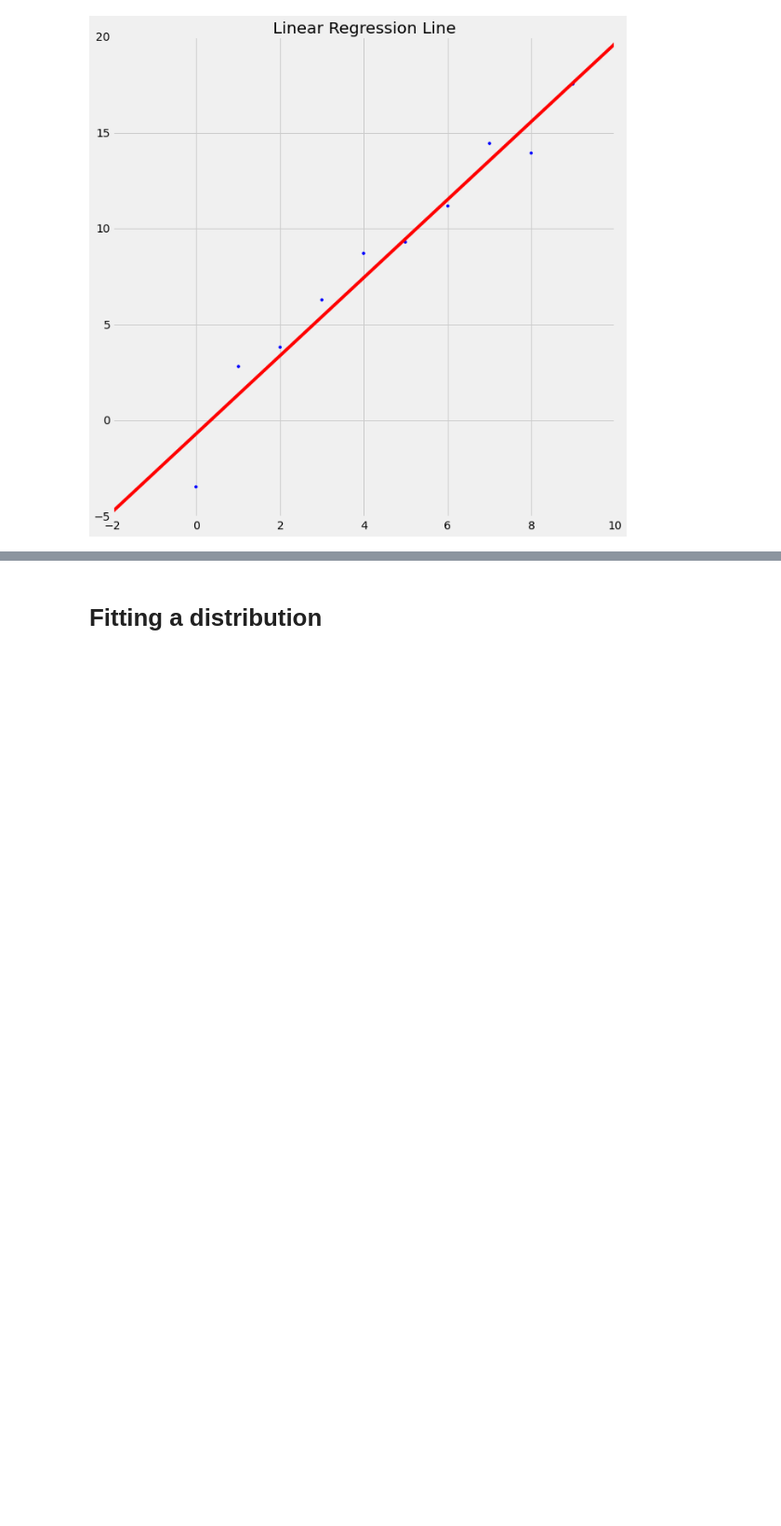
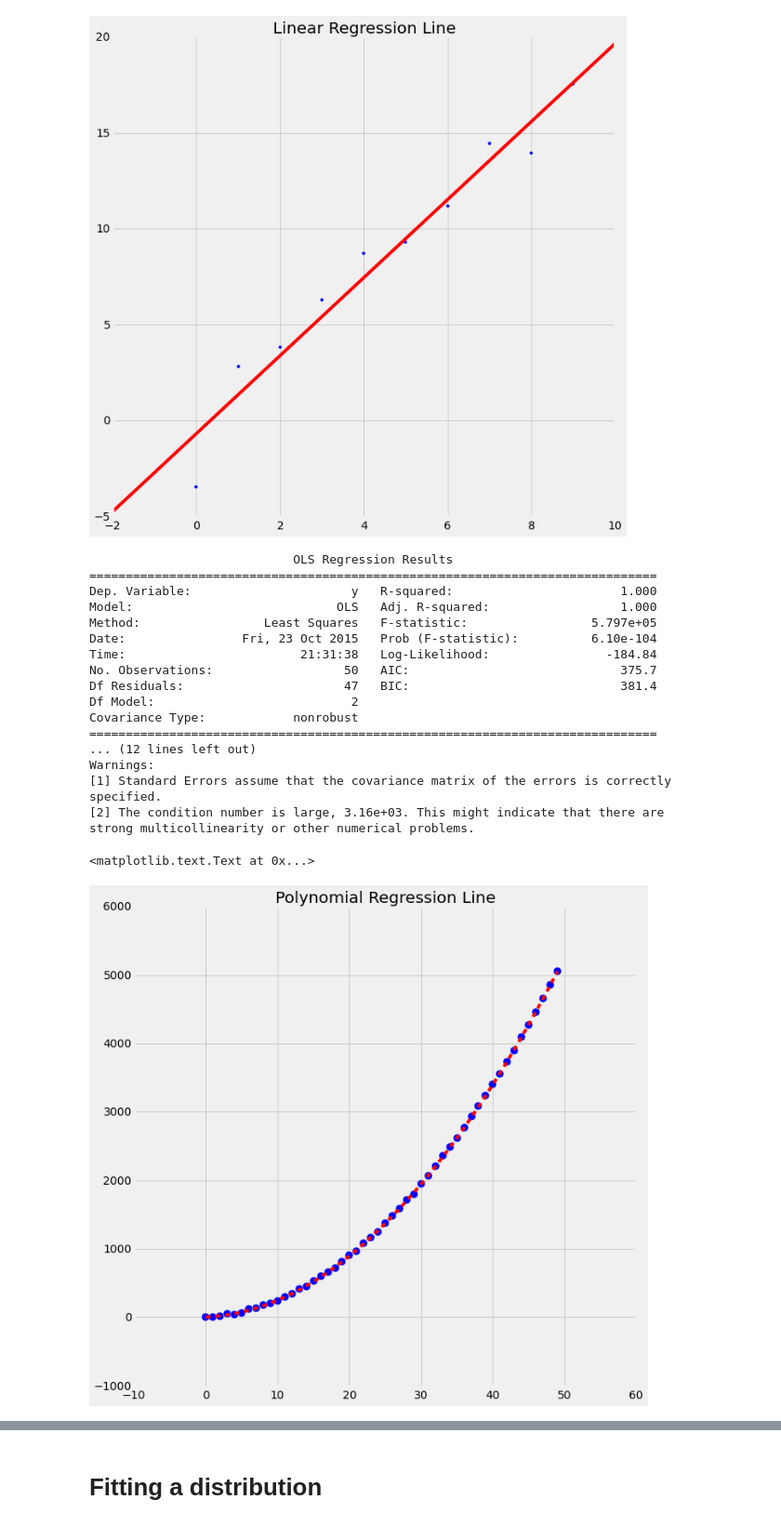
Before and after one commit to docmarionum1/python-data-science-primer, a Jupyter notebook: cheatsheet.ipynb, the cells around one changed output, grey strips where cells are left out. Shown at 93% size. Drawn from its saved outputs; the diff is of its cells as text; code cells hidden in the pictures; blank space fills up the shorter version.

```diff
--- a/cheatsheet.ipynb
+++ b/cheatsheet.ipynb
@@ -247,3 +262,49 @@ ax.set_title('Linear Regression Line')
 # %% [output]
 <matplotlib.text.Text at 0x...>
 [figure]
+# %%
+# Polynomial Regression
+
+# Create x, x**2 and y
+x = np.arange(50)
+x2 = x**2
+
+# y = 2*x^2 + 5*x + noise
+y = x2*2 + x*5 + np.random.randn(50)*10
+
+# Store in a dict
+d = {'x': x, 'x2': x2, 'y': y}
+
+# Run regression against x2 and x
+mod = smf.ols(formula='y ~ x2 + x', data = d).fit()
+print mod.summary()
+
+# Plot points again
+figure, ax = pl.subplots(figsize=(10,10))
+ax.scatter(x, y, s=100)
+
+# Plot regression
+y2 = mod.params[0] + x2*mod.params[1] + x*mod.params[2]
+ax.plot(x, y2, 'r--')
+
+ax.set_title('Polynomial Regression Line')
+# %% [output]
+                            OLS Regression Results
+==============================================================================
+Dep. Variable:                      y   R-squared:                       1.000
+Model:                            OLS   Adj. R-squared:                  1.000
+Method:                 Least Squares   F-statistic:                 5.797e+05
+Date:                Fri, 23 Oct 2015   Prob (F-statistic):          6.10e-104
+Time:                        21:31:38   Log-Likelihood:                -184.84
+No. Observations:                  50   AIC:                             375.7
+Df Residuals:                      47   BIC:                             381.4
+Df Model:                           2
+Covariance Type:            nonrobust
+==============================================================================
+... (12 lines left out)
+Warnings:
+[1] Standard Errors assume that the covariance matrix of the errors is correctly specified.
+[2] The condition number is large, 3.16e+03. This might indicate that there are
+strong multicollinearity or other numerical problems.
+<matplotlib.text.Text at 0x...>
+[figure, added]
```
Also changed, not shown: parts of 8 cells of this notebook.
